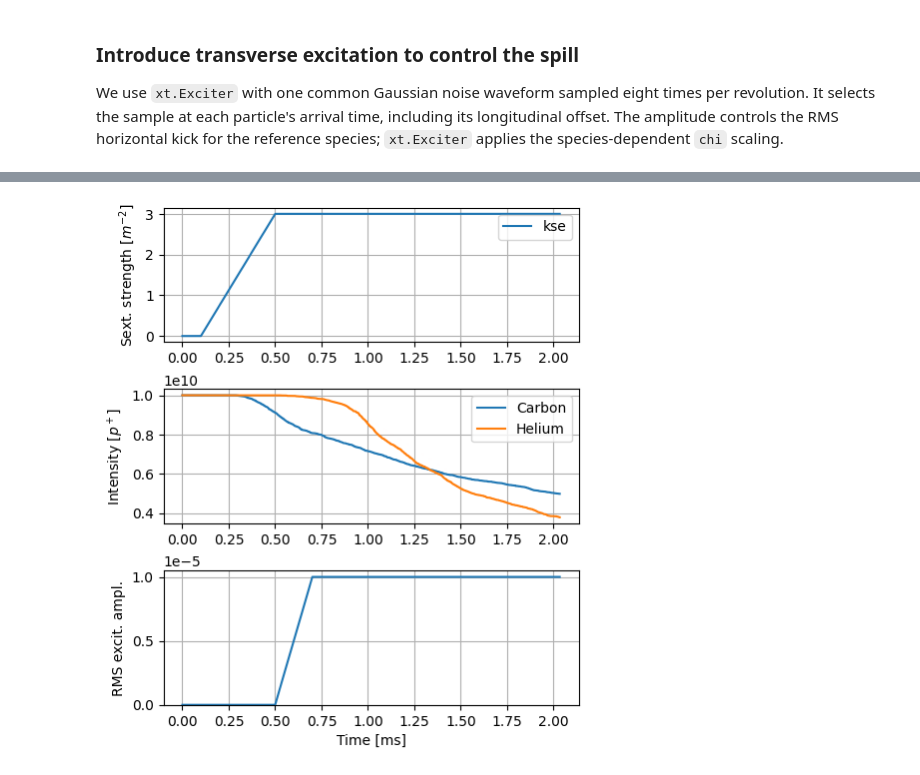
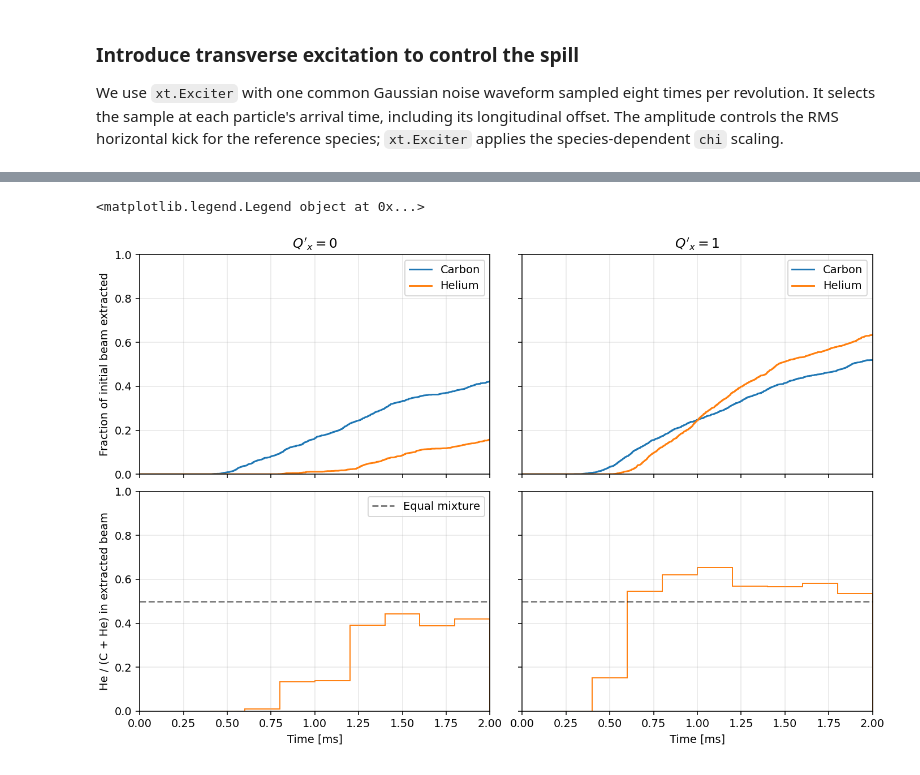
Before and after one commit to xsuite/tutorial_cern_seminar, a Jupyter notebook: notebook_06b_mixed_beams_slow_extraction.ipynb, the cells around one changed output, grey strips where cells are left out. Drawn from its saved outputs; the diff is of its cells as text; code cells hidden in the pictures.

Commit message:
Demonstrate chromaticity improving mixed-beam extraction timing

```diff
--- a/notebook_06b_mixed_beams_slow_extraction.ipynb
+++ b/notebook_06b_mixed_beams_slow_extraction.ipynb
@@ -254,6 +290,6 @@ Use the RMS amplitude of the noise excitation to control the spill.
 # %%
 line.functions['fun_excit'] = xt.FunctionPieceWiseLinear(
-    x=[0, 0.5e-3, 0.7e-3,    1e-3],
+    x=[0, 0.1e-3, 0.3e-3,    1e-3],
     y=[0, 0,       1e-5,     1e-5])
 
 line.vars['ampl_excit'] = line.functions['fun_excit'](line.ref['t_turn_s'])
@@ -279,34 +310,55 @@ np.float64(1.960495870328044)
 # %%
-line.enable_time_dependent_vars = True
-p = p0.copy()
-line.track(p, num_turns=num_turns, with_progress=True,
-           log=log)
-log_res = line.log_last_track
+log_results = {}
+for chrom_x in chromaticities:
+    line.enable_time_dependent_vars = False
+    line['t_turn_s'] = 0
+    line['chrom_x'] = chrom_x
+    p = p0.copy()
+
+    line.enable_time_dependent_vars = True
+    line.track(p, num_turns=num_turns, with_progress=True, log=log)
+    log_results[chrom_x] = {
+        name: np.array(values).copy()
+        for name, values in line.log_last_track.items()
+    }
 # %%
-plt.figure(figsize=(6.4, 6.0))
+initial_intensity = {
+    'carbon': measure_intensity_carbon(line, p0),
+    'helium': measure_intensity_helium(line, p0),
+}
+fig, axes = plt.subplots(2, 2, figsize=(10, 6.5), sharex=True,
+                         sharey='row', constrained_layout=True)
+bin_edges_ms = np.arange(0, 2.01, 0.2)
 
-t_ms = np.array(log_res['t_turn_s']) * 1e3
+for column, chrom_x in enumerate(chromaticities):
+    result = log_results[chrom_x]
+    t_ms = result['t_turn_s'] * 1e3
+    extracted_in_bin = {}
+    for species, label in [('carbon', 'Carbon'), ('helium', 'Helium')]:
+        intensity = result['intensity_' + species]
+        axes[0, column].plot(
+            t_ms, 1 - intensity / initial_intensity[species], label=label)
+        extracted_in_bin[species] = -np.diff(
+            np.interp(bin_edges_ms, t_ms, intensity))
 
-ax1 = plt.subplot(3,1,1)
-plt.plot(t_ms, log_res['kse'], label='kse')
-plt.ylabel('Sext. strength [$m^{-2}$]')
-plt.legend()
-plt.grid()
+    total = extracted_in_bin['carbon'] + extracted_in_bin['helium']
+    helium_fraction = np.divide(
+        extracted_in_bin['helium'], total,
+        out=np.full_like(total, np.nan), where=total > 0)
+    axes[1, column].stairs(helium_fraction, bin_edges_ms, color='C1')
+    axes[1, column].axhline(0.5, color='k', linestyle='--', alpha=0.5,
+                          label='Equal mixture')
+    axes[0, column].set_title(rf"$Q'_x = {chrom_x:g}$")
+    axes[0, column].legend()
+    axes[1, column].set_xlabel('Time [ms]')
+    for ax in axes[:, column]:
+        ax.set_xlim(0, 2.)
+        ax.set_ylim(0, 1.)
+        ax.grid(alpha=0.3)
 
-ax2 = plt.subplot(3,1,2, sharex=ax1)
-plt.plot(t_ms, log_res['intensity_carbon'], label='Carbon')
-plt.plot(t_ms, log_res['intensity_helium'], label='Helium')
-plt.ylabel('Intensity [$p^+$]')
-plt.legend()
-plt.grid()
-
-ax3 = plt.subplot(3,1,3, sharex=ax1)
-plt.plot(t_ms, log_res['ampl_excit'])
-plt.ylim(bottom=0)
-plt.ylabel('RMS excit. ampl.')
-plt.xlabel('Time [ms]')
-plt.grid()
-
-plt.subplots_adjust(top=.93, bottom=.1, left=.25, hspace=.35)
+axes[0, 0].set_ylabel('Fraction of initial beam extracted')
+axes[1, 0].set_ylabel('He / (C + He) in extracted beam')
+axes[1, 0].legend()
 # %% [output]
+<matplotlib.legend.Legend object at 0x...>
-[figure, old version]
+[figure, new version]
```
Also changed, not shown: parts of 14 cells of this notebook.
